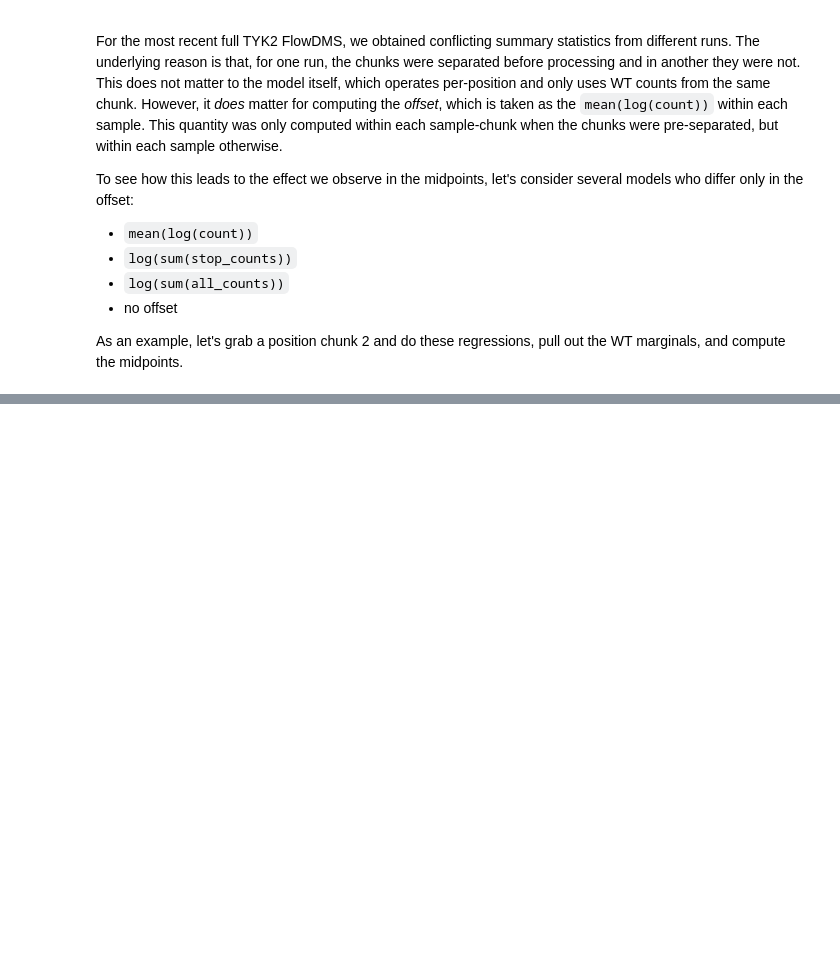
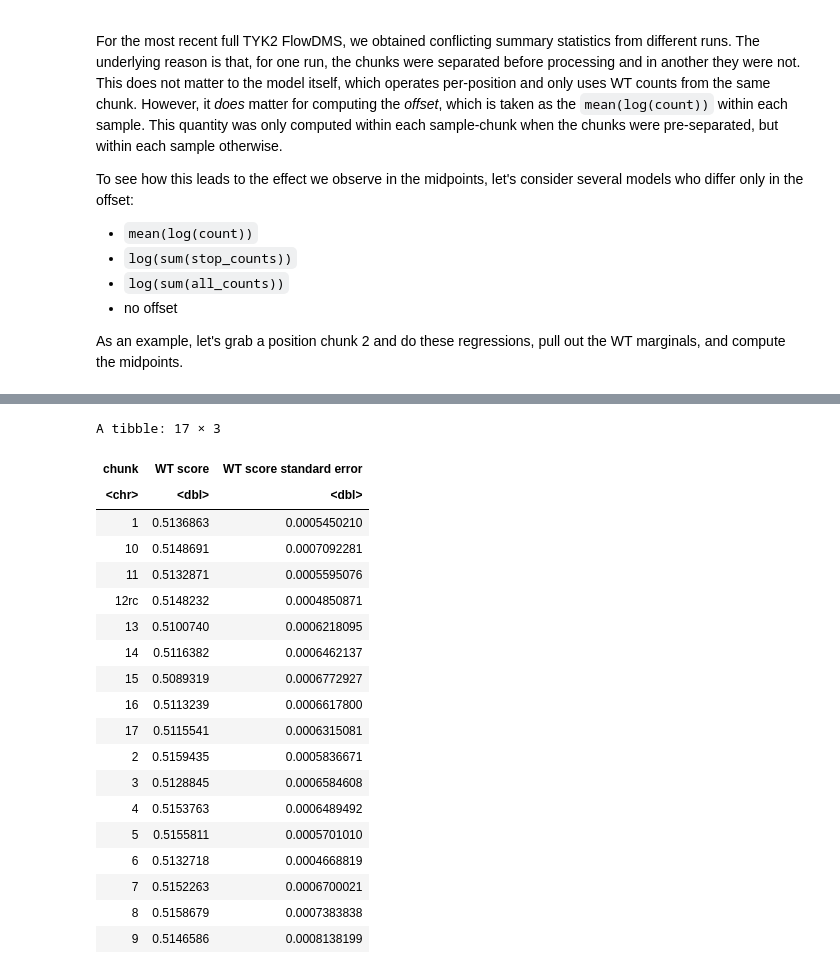
Before and after one commit to MiTPenguin/bms-dms, a Jupyter notebook: notebooks/TYK2-FlowDMS-Offsets.ipynb, the cells around one changed output, grey strips where cells are left out. Cells and saved outputs as stored; diff of their text form; code cells hidden in the pictures; blank space fills up the shorter version.

Commit message:
nb updates and sumstats

```diff
--- a/notebooks/TYK2-FlowDMS-Offsets.ipynb
+++ b/notebooks/TYK2-FlowDMS-Offsets.ipynb
@@ -68,0 +138,26 @@ A tibble: 204 × 6
+# %%
+raw_sumstats <- read_tsv("../../bms-dms/sumstats/TYK2-VAMP/run2B/OCNT-VAMPLIB-1-assay-run2B-vampseq.sumstats.tsv")
+sumstats <-  raw_sumstats %>%
+    filter(grepl("aa",term), pos != 1188) %>%
+    separate(term, c("condition", "aa"), ":") %>%
+    mutate(estimate = estimate / log(2),
+           std.error = std.error / log(2),
+           condition = gsub("condition_conc", "", condition),
+           aa = gsub("mut_aa", "", aa),
+           aa = if_else(aa %in% c("*","X"), "*", aa))
+
+marginals <- raw_sumstats %>% filter(is.na(term))
+weights <- marginals %>%
+    dplyr::select(condition_conc, chunk, pos, mut_aa, estimate, std.error) %>%
+    rename("bin" = "condition_conc") %>%
+    group_by(chunk, pos, mut_aa) %>%
+    mutate(bin = case_when(bin == 25 ~ 0.2,
+                           bin == 50 ~ 0.4,
+                           bin == 75 ~ 0.6,
+                           TRUE ~ 0.8))
+
+aa_uniq <- unique(sumstats$aa)
+pos_uniq <- 1:1187
+
+weights_nest <- weights %>% nest(data = c(-chunk, -pos, -mut_aa))
+metadata_df <- weights_nest %>% dplyr::select(-data)
@@ -68,0 +174,9 @@ A tibble: 204 × 6
+# %%
+plan(multicore, workers = 40)
+source("../../dms/src/dms-analysis-utils.R")
+midpoints <- future_map2_dfr(.x = weights_nest$data,
+                             .y = transpose(metadata_df),
+                             ~generate_resamples(.x$estimate,
+                                                 .x$std.error,
+                                                 .y,
+                                                 num = 1000))
@@ -68,0 +201,28 @@ A tibble: 204 × 6
+# %%
+wt_scores <- midpoints %>%
+    filter(mut_aa == "WT") %>%
+    group_by(chunk) %>%
+    summarize("WT score" = median(score_mean),
+              "WT score standard error" = median(score_se))
+wt_scores
+# %% [output]
+A tibble: 17 × 3
+| chunk | WT score | WT score standard error |
+| <chr> | <dbl> | <dbl> |
+| 1 | 0.5136863 | 0.0005450210 |
+| 10 | 0.5148691 | 0.0007092281 |
+| 11 | 0.5132871 | 0.0005595076 |
+| 12rc | 0.5148232 | 0.0004850871 |
+| 13 | 0.5100740 | 0.0006218095 |
+| 14 | 0.5116382 | 0.0006462137 |
+| 15 | 0.5089319 | 0.0006772927 |
+| 16 | 0.5113239 | 0.0006617800 |
+| 17 | 0.5115541 | 0.0006315081 |
+| 2 | 0.5159435 | 0.0005836671 |
+| 3 | 0.5128845 | 0.0006584608 |
+| 4 | 0.5153763 | 0.0006489492 |
+| 5 | 0.5155811 | 0.0005701010 |
+| 6 | 0.5132718 | 0.0004668819 |
+| 7 | 0.5152263 | 0.0006700021 |
+| 8 | 0.5158679 | 0.0007383838 |
+| 9 | 0.5146586 | 0.0008138199 |
```
Also changed, not shown: parts of 14 cells of this notebook, 9 other files.
